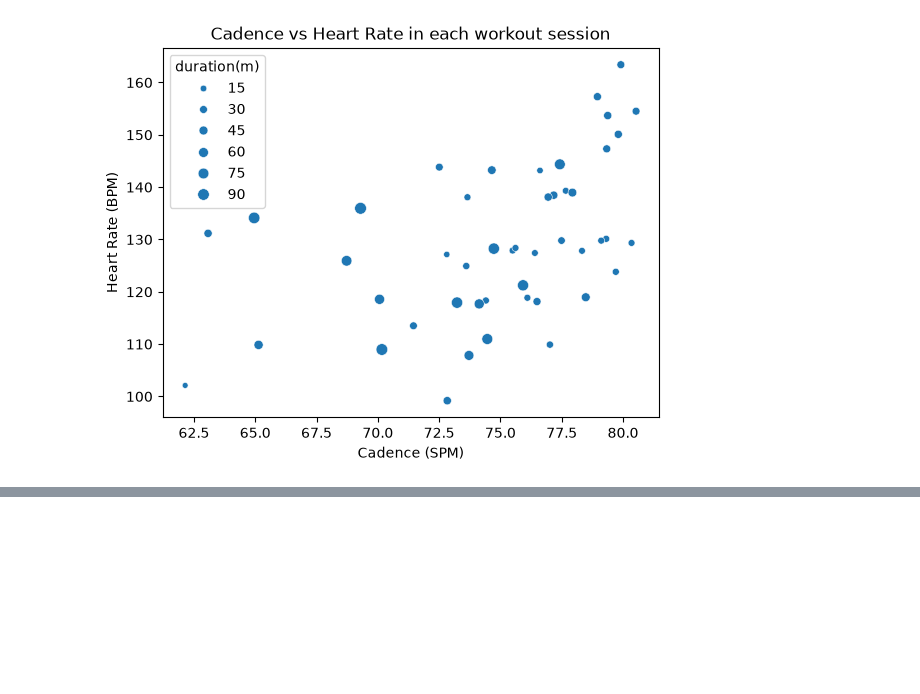
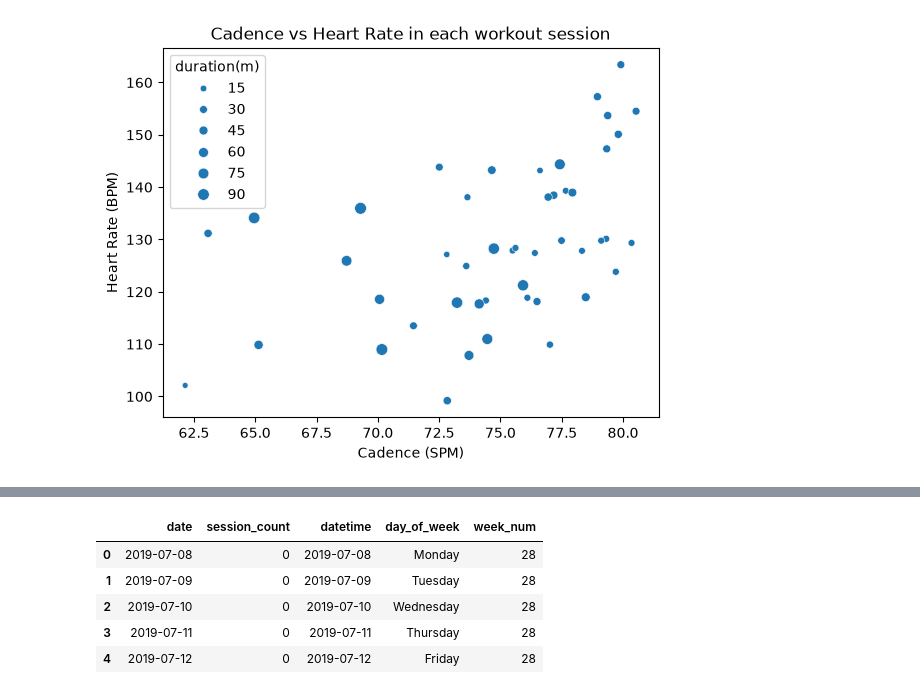
Before and after one commit to vandao288/strava_data_report, a Jupyter notebook: strava.ipynb, the cells around one changed output, grey strips where cells are left out. Saved outputs shown, nothing was run; the diff lists cells and outputs as text; code cells hidden in the pictures; blank space fills up the shorter version.

```diff
--- a/strava.ipynb
+++ b/strava.ipynb
@@ -540,0 +579,6 @@ plt.show()
+# %%
+full_date_range = pd.date_range(start=df['timestamp_dt'].min(), end=df['timestamp_dt'].max())
+# %%
+df_calendar = pd.DataFrame({'date': full_date_range.date})
+df_calendar['session_count'] = df_calendar['date'].map(daily_session_count['daily_session_count']).fillna(0)
+df_calendar.head()
@@ -540,0 +596,3 @@ plt.show()
+# %%
+df_calendar['session_count'] = df_calendar['session_count'].astype(int)
+df_calendar.head()
@@ -540,0 +610,4 @@ plt.show()
+# %%
+df_calendar['datetime'] = pd.to_datetime(df_calendar['date'])
+df_calendar['day_of_week'] = df_calendar['datetime'].dt.day_name()
+df_calendar.head()
@@ -540,0 +621,11 @@ plt.show()
+# %%
+#df_calendar['week_num'] = pd.DatetimeIndex(df_calendar['datetime']).isocalendar().week
+df_calendar['week_num'] = df_calendar['datetime'].dt.isocalendar().week
+df_calendar.head()
+# %% [output]
+|  | date | session_count | datetime | day_of_week | week_num |
+| 0 | 2019-07-08 | 0 | 2019-07-08 | Monday | 28 |
+| 1 | 2019-07-09 | 0 | 2019-07-09 | Tuesday | 28 |
+| 2 | 2019-07-10 | 0 | 2019-07-10 | Wednesday | 28 |
+| 3 | 2019-07-11 | 0 | 2019-07-11 | Thursday | 28 |
+| 4 | 2019-07-12 | 0 | 2019-07-12 | Friday | 28 |
```
Also changed, not shown: parts of 22 cells of this notebook.
